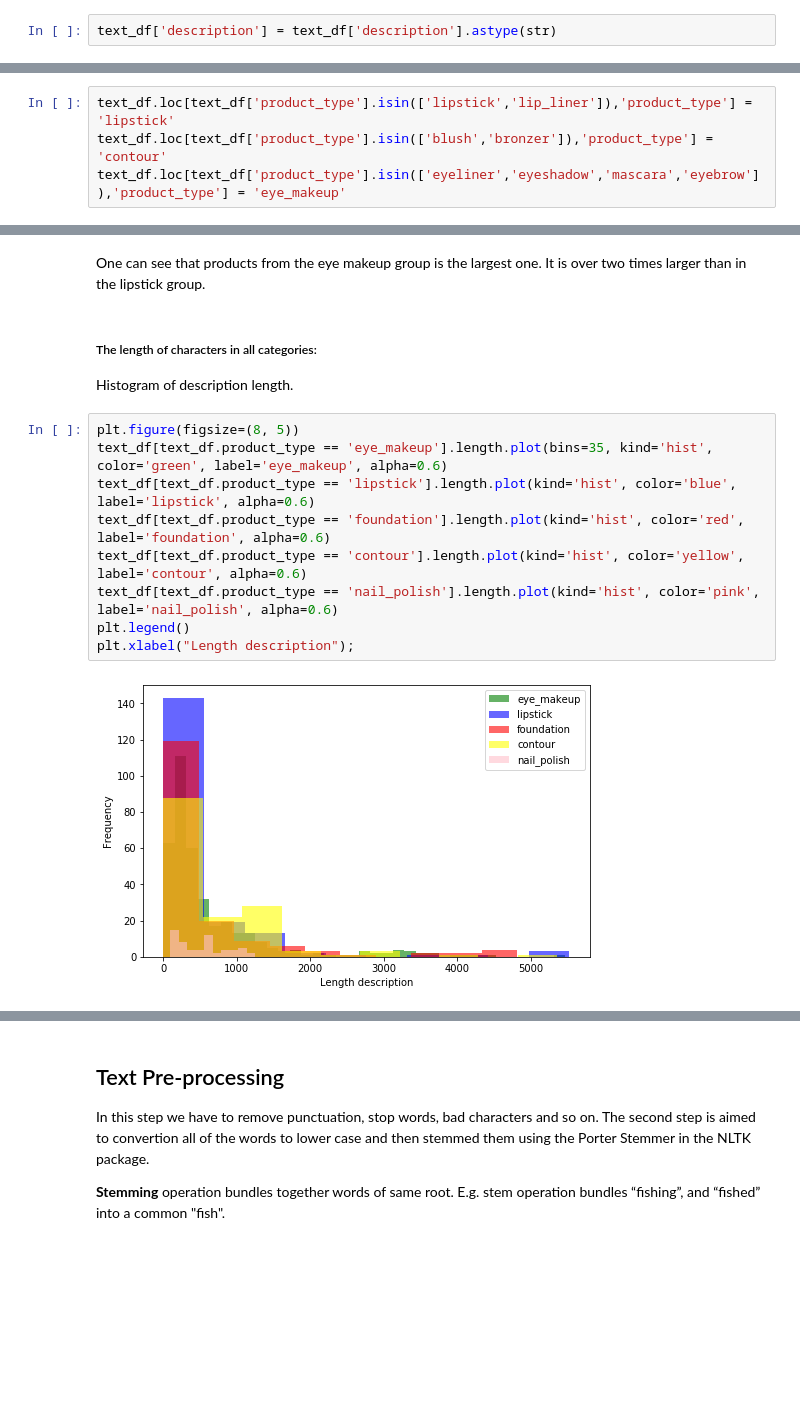
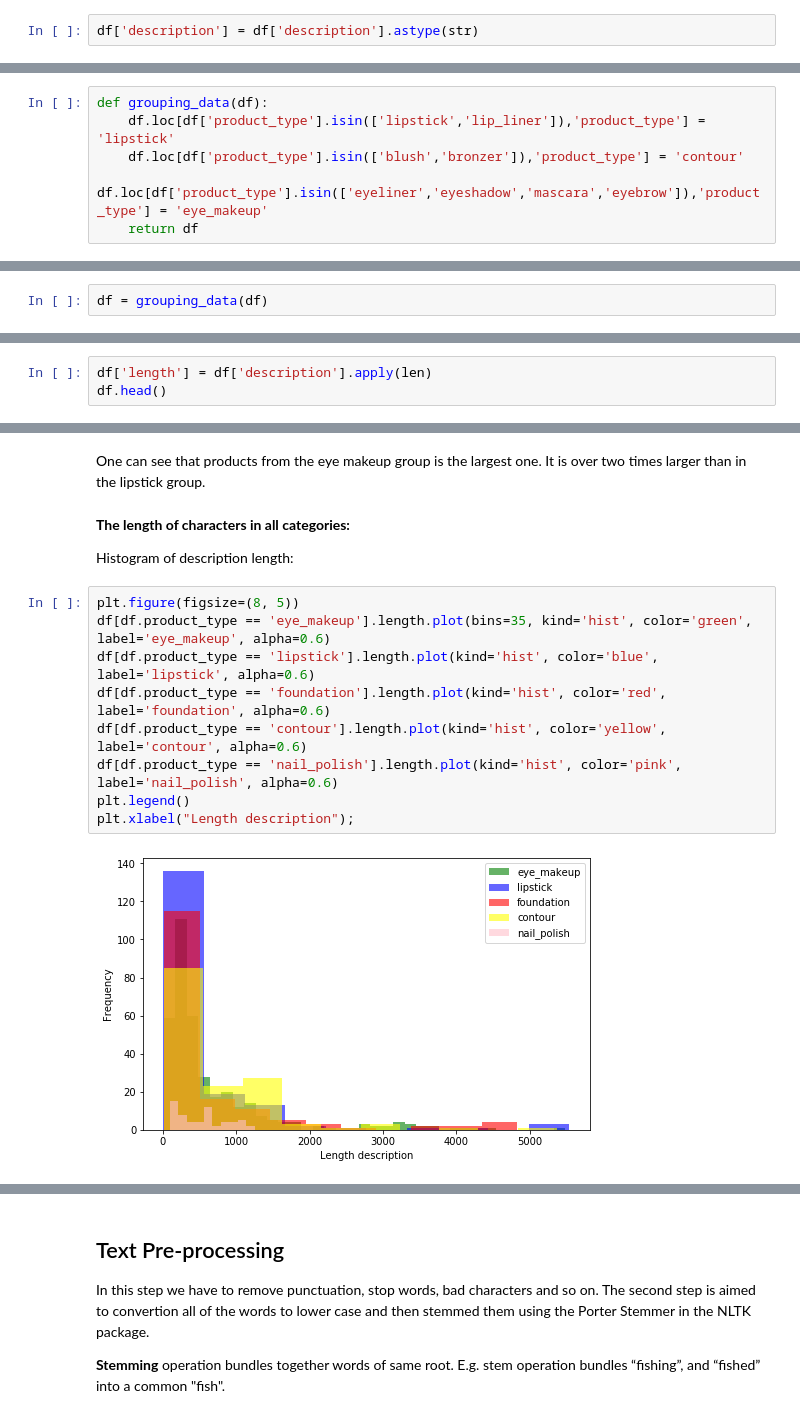
Before and after one commit to aniass/Product-Categorization-NLP, a Jupyter notebook: Text_analysis.ipynb, the cells around one changed output, grey strips where cells are left out. Saved outputs shown, nothing was run; the diff lists cells and outputs as text; blank space fills up the shorter version.

```diff
--- a/Text_analysis.ipynb
+++ b/Text_analysis.ipynb
@@ -109,2 +95,2 @@ Data type change:
 # %%
-text_df['description'] = text_df['description'].astype(str)
+df['description'] = df['description'].astype(str)
@@ -178,5 +126,7 @@ lip_liner       29
 Name: product_type, dtype: int64
 # %%
-text_df.loc[text_df['product_type'].isin(['lipstick','lip_liner']),'product_type'] = 'lipstick'
-text_df.loc[text_df['product_type'].isin(['blush','bronzer']),'product_type'] = 'contour'
-text_df.loc[text_df['product_type'].isin(['eyeliner','eyeshadow','mascara','eyebrow']),'product_type'] = 'eye_makeup'
+def grouping_data(df):
+    df.loc[df['product_type'].isin(['lipstick','lip_liner']),'product_type'] = 'lipstick'
+    df.loc[df['product_type'].isin(['blush','bronzer']),'product_type'] = 'contour'
+    df.loc[df['product_type'].isin(['eyeliner','eyeshadow','mascara','eyebrow']),'product_type'] = 'eye_makeup'
+    return df
@@ -189,2 +133,4 @@ See the caveats in the documentation: https://pandas.pydata.org/pandas-docs/stab
+# %%
+df = grouping_data(df)
 # %% [markdown]
 We have received a five group of categories:  Eye makeup, Lipstick, Foundation, Contour and Nail polish.
@@ -190,0 +139,3 @@ We have received a five group of categories:  Eye makeup, Lipstick, Foundation,
+# %%
+df['length'] = df['description'].apply(len)
+df.head()
@@ -210,17 +168,18 @@ plt.title('Number of products in each group');
 # %% [markdown]
 One can see that products from the eye makeup group is the largest one. It is over two times larger than in the lipstick group.
 # %% [markdown]
-##### The length of characters in all categories:
-Histogram of description length.
+**The length of characters in all categories:**
+
+Histogram of description length:
 # %%
 plt.figure(figsize=(8, 5))
-text_df[text_df.product_type == 'eye_makeup'].length.plot(bins=35, kind='hist', color='green', label='eye_makeup', alpha=0.6)
-text_df[text_df.product_type == 'lipstick'].length.plot(kind='hist', color='blue', label='lipstick', alpha=0.6)
-text_df[text_df.product_type == 'foundation'].length.plot(kind='hist', color='red', label='foundation', alpha=0.6)
-text_df[text_df.product_type == 'contour'].length.plot(kind='hist', color='yellow', label='contour', alpha=0.6)
-text_df[text_df.product_type == 'nail_polish'].length.plot(kind='hist', color='pink', label='nail_polish', alpha=0.6)
+df[df.product_type == 'eye_makeup'].length.plot(bins=35, kind='hist', color='green', label='eye_makeup', alpha=0.6)
+df[df.product_type == 'lipstick'].length.plot(kind='hist', color='blue', label='lipstick', alpha=0.6)
+df[df.product_type == 'foundation'].length.plot(kind='hist', color='red', label='foundation', alpha=0.6)
+df[df.product_type == 'contour'].length.plot(kind='hist', color='yellow', label='contour', alpha=0.6)
+df[df.product_type == 'nail_polish'].length.plot(kind='hist', color='pink', label='nail_polish', alpha=0.6)
 plt.legend()
 plt.xlabel("Length description");
 # %% [output]
-[figure, old version]
+[figure, new version]
 # %% [markdown]
```
Also changed, not shown: parts of 91 cells of this notebook.
